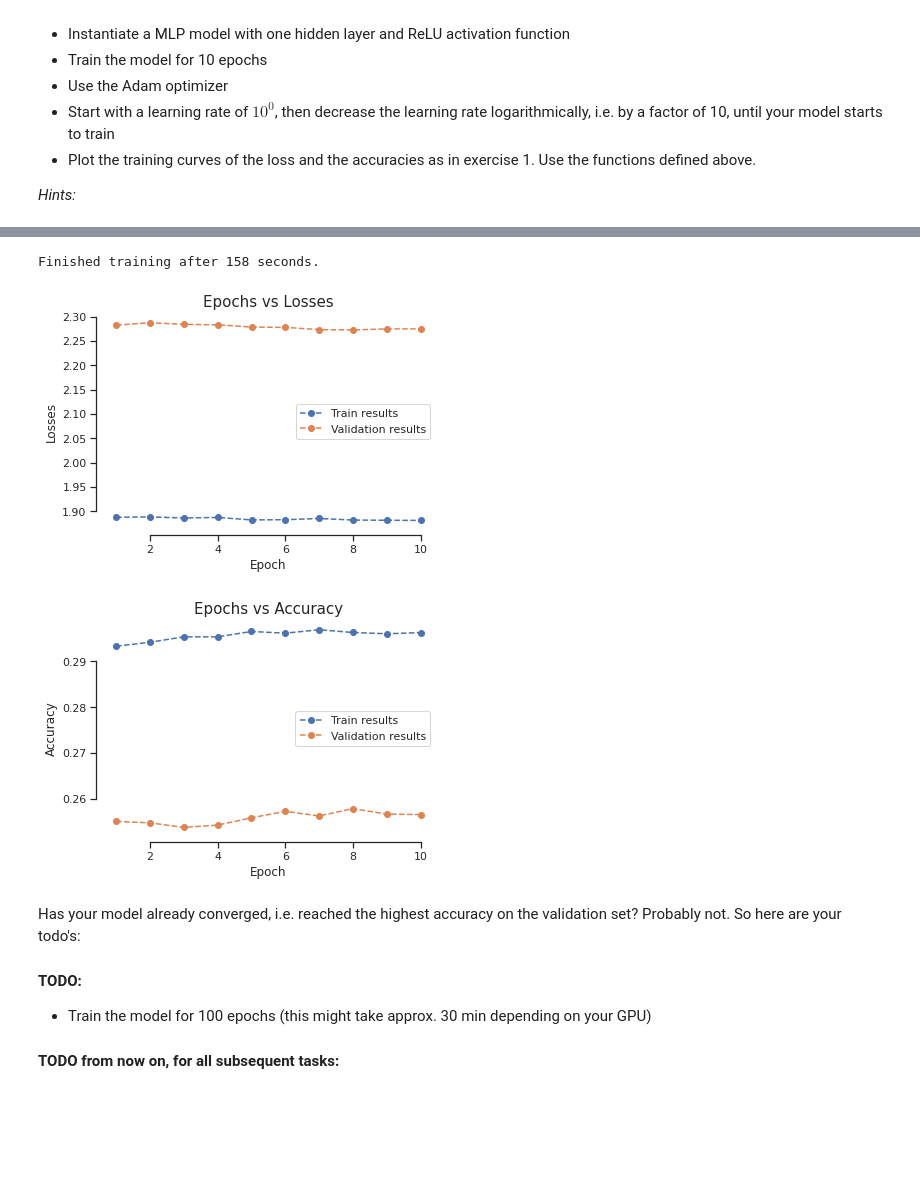
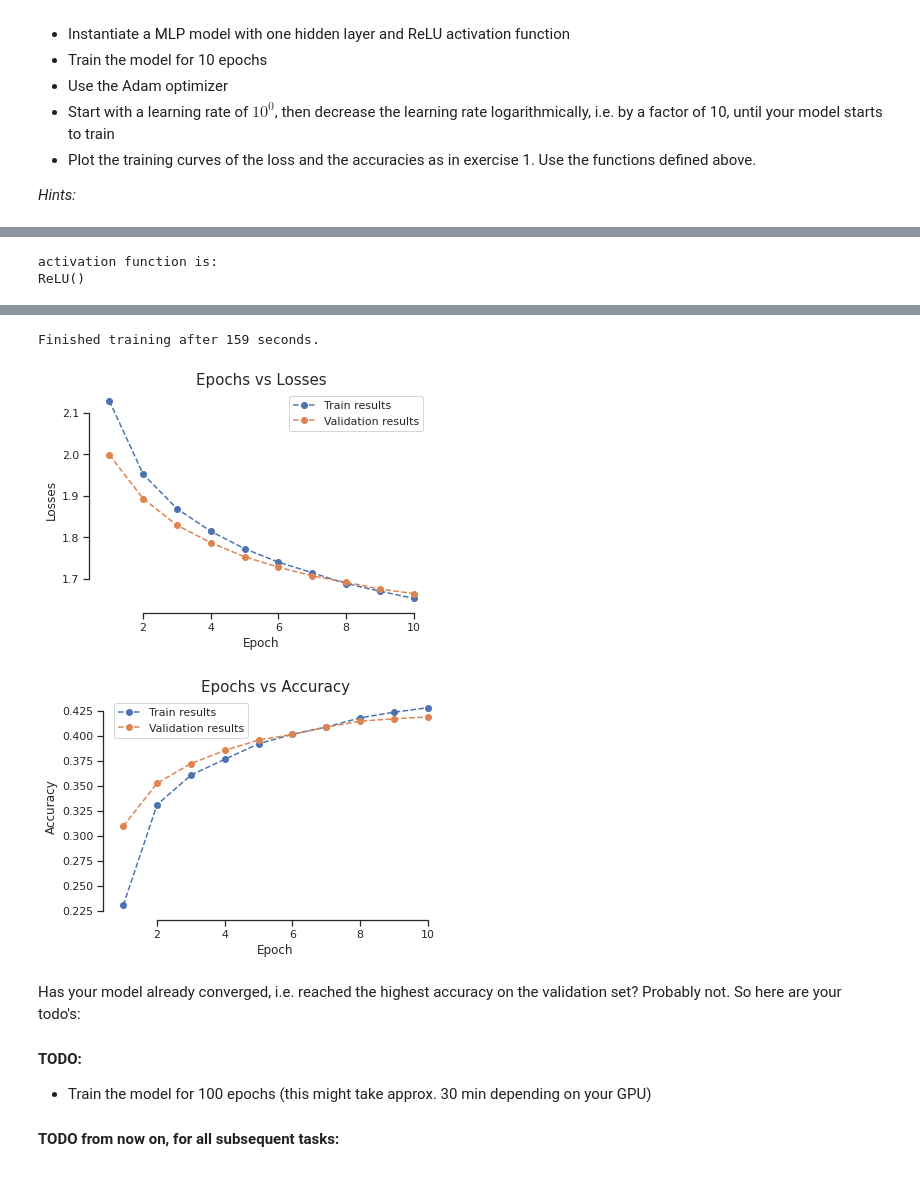
Before and after one commit to Smitpatel37/Deep-Learning-Assignments, a Jupyter notebook: Ex-2/Ex2_2022.ipynb, the cells around one changed output, grey strips where cells are left out. Saved outputs shown, nothing was run; the diff lists cells and outputs as text; code cells hidden in the pictures; blank space fills up the shorter version.

Commit message:
got labels from test dataset, change default activated function behaviour, reinstated model, changed how hidden layers are added

```diff
--- a/Ex-2/Ex2_2022.ipynb
+++ b/Ex-2/Ex2_2022.ipynb
@@ -194,8 +194,8 @@ def init_data_loaders(trainset, valset, testset, batch_size=1024, num_cpus=1):
 ####################
 ## YOUR CODE HERE ##
 ####################
-train_set,  test_set, dmean, dstd = grab_data("\ ")
-train_set, val_set = generate_train_val_data_split(trainset=train_set, split_seed=42)
+train,  test, dmean, dstd = grab_data("\ ")
+train_set, val_set = generate_train_val_data_split(trainset=train, split_seed=42)
 
-train_set, val_set, test_set = init_data_loaders(train_set, val_set, test_set, batch_size=1024)
+train_set, val_set, test_set = init_data_loaders(train_set, val_set, test, batch_size=1024)
 # %% [output]
@@ -220,3 +213,5 @@ dict_values(['plane', 'car', 'bird', 'cat', 'deer', 'dog', 'frog', 'horse', 'shi
+# %%
+classes = test.classes
 # %%
 def imshow(img, mean, std):
     """Undo normalization using mean and standarddeviation and show image.
@@ -252,7 +247,7 @@ def imshow(img, mean, std):
       dict_labels[current_label] = True
       fig.add_subplot(2,5,len(dict_labels))
       plt.imshow(  tensor.permute(1, 2, 0)  )
-      plt.title(classes[current_label])
+      plt.title(f"{current_label}. "+classes[current_label])
 # %%
 ####################
 ## YOUR CODE HERE ##
@@ -511,11 +506,19 @@ class MLP(nn.Module):
         self.h_layer_no = num_hidden_layers
         self.input_layer = torch.nn.Linear(img_width * num_in_channels, num_hidden_units)
         self.flatten = torch.nn.Flatten()
-        for i in range(num_hidden_layers):
-          #self.hidden_layer = torch.nn.Linear(num_hidden_units, num_hidden_units)
-          exec(f'self.hidden_layer_{i} = torch.nn.Linear(num_hidden_units, num_classes)')
-          # globals()['hidden_layerDrop%s' % i] = torch.nn.Dropout(0.5)
-        self.relu = torch.nn.ReLU()
+        ##Adding hidden layers
+        self.hidden_layers = nn.ModuleList([nn.Linear(num_hidden_units, num_classes) for i in range(num_hidden_layers)])
+
+
+        #for i in range(num_hidden_layers):
+          ##self.hidden_layer = torch.nn.Linear(num_hidden_units, num_hidden_units)
+          #exec(f'self.hidden_layer_{i} = torch.nn.Linear(num_hidden_units, num_classes)')
+          ## globals()['hidden_layerDrop%s' % i] = torch.nn.Dropout(0.5)
+
+
+        self.act_fn = act_fn if act_fn!=None else torch.nn.ReLU()
+        print("activation function is:" )
+        print(self.act_fn)
 
 
     def forward(self, x):
@@ -534,12 +537,12 @@ class MLP(nn.Module):
         ####################
         x = self.flatten(x).to(device)
         hidden = self.input_layer(x)
-        reLU = self.relu(hidden)
+        act_fn = self.act_fn(hidden)
 
-        for i in range(self.h_layer_no):
-          reLU = self.hidden_layer_0(reLU)
+        for i,layer in enumerate(self.hidden_layers):
+          act_fn = layer(act_fn)
           #x = self.name_drop(x)
-        output = reLU
+        output = act_fn
         return output
 # %% [markdown]
 ## Model training: learning rate
@@ -649,15 +659,19 @@ Finished training after 158 seconds.
 # %%
+model = MLP((32*32), 3 , 10, num_hidden_units=30, num_hidden_layers=1)
+model.to(device)
 optimizer = optim.Adam(model.parameters(), lr=0.0001)
 train_losses, val_losses, train_accs, val_accs, cm = run_training(model, optimizer, loss_function, device, num_epochs=10,
                 train_dataloader=train_set, val_dataloader=val_set)
 plot("Epochs vs Losses", "Losses", train_losses, val_losses, yscale='linear', save_path=None, extra_pt=None, extra_pt_label=None)
 print()
 plot("Epochs vs Accuracy", "Accuracy", train_accs, val_accs, yscale='linear', save_path=None, extra_pt=None, extra_pt_label=None)
 # %% [output]
+activation function is:
+ReLU()
 [interactive output not drawn]
-Finished training after 158 seconds.
+Finished training after 159 seconds.
-[figure, old version]
+[figure, new version]
-[figure, old version]
+[figure, new version]
 # %% [markdown]
 Has your model already converged, i.e. reached the highest accuracy on the validation set? Probably not. So here are your todo's:
 
```
Also changed, not shown: parts of 13 cells of this notebook.
